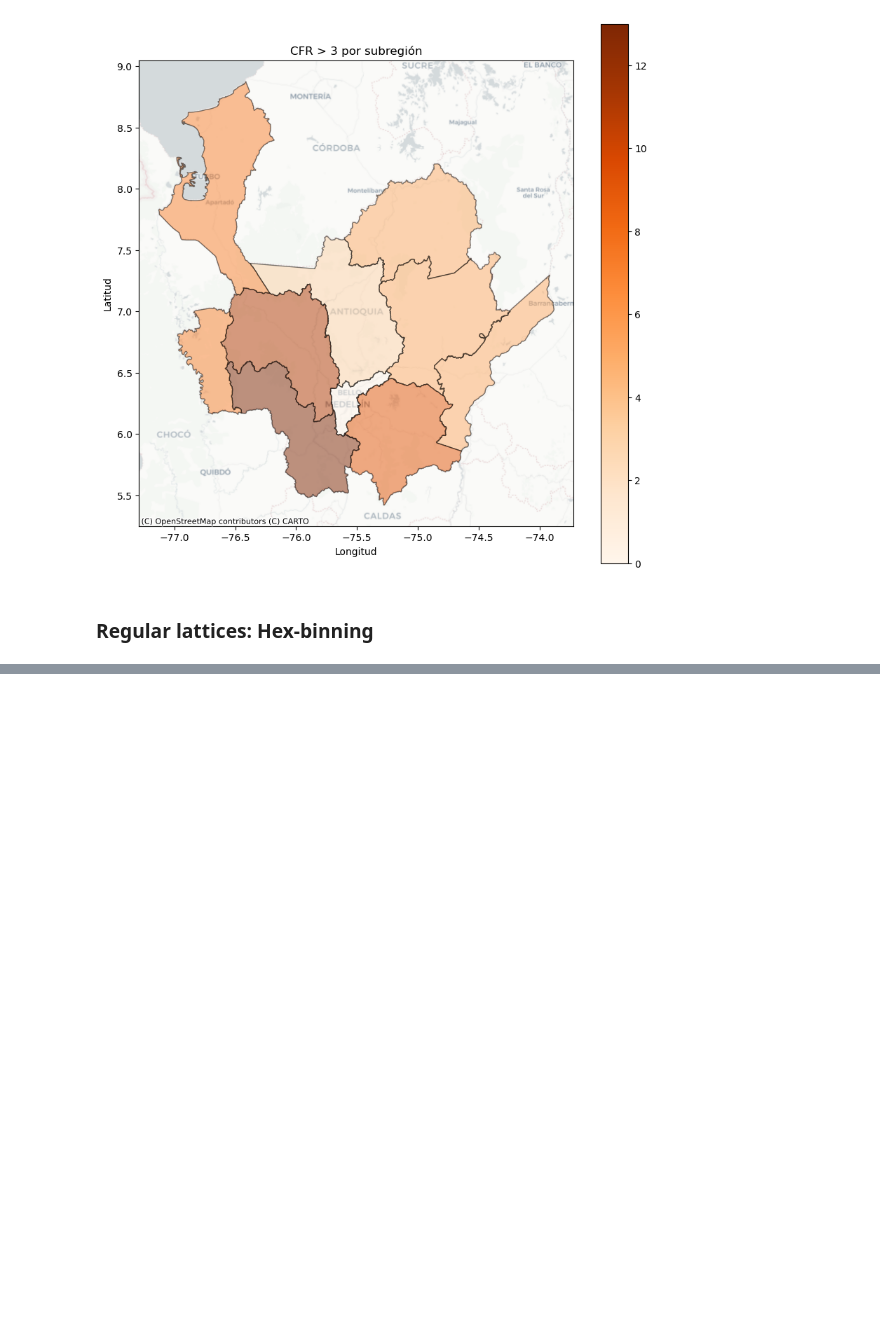
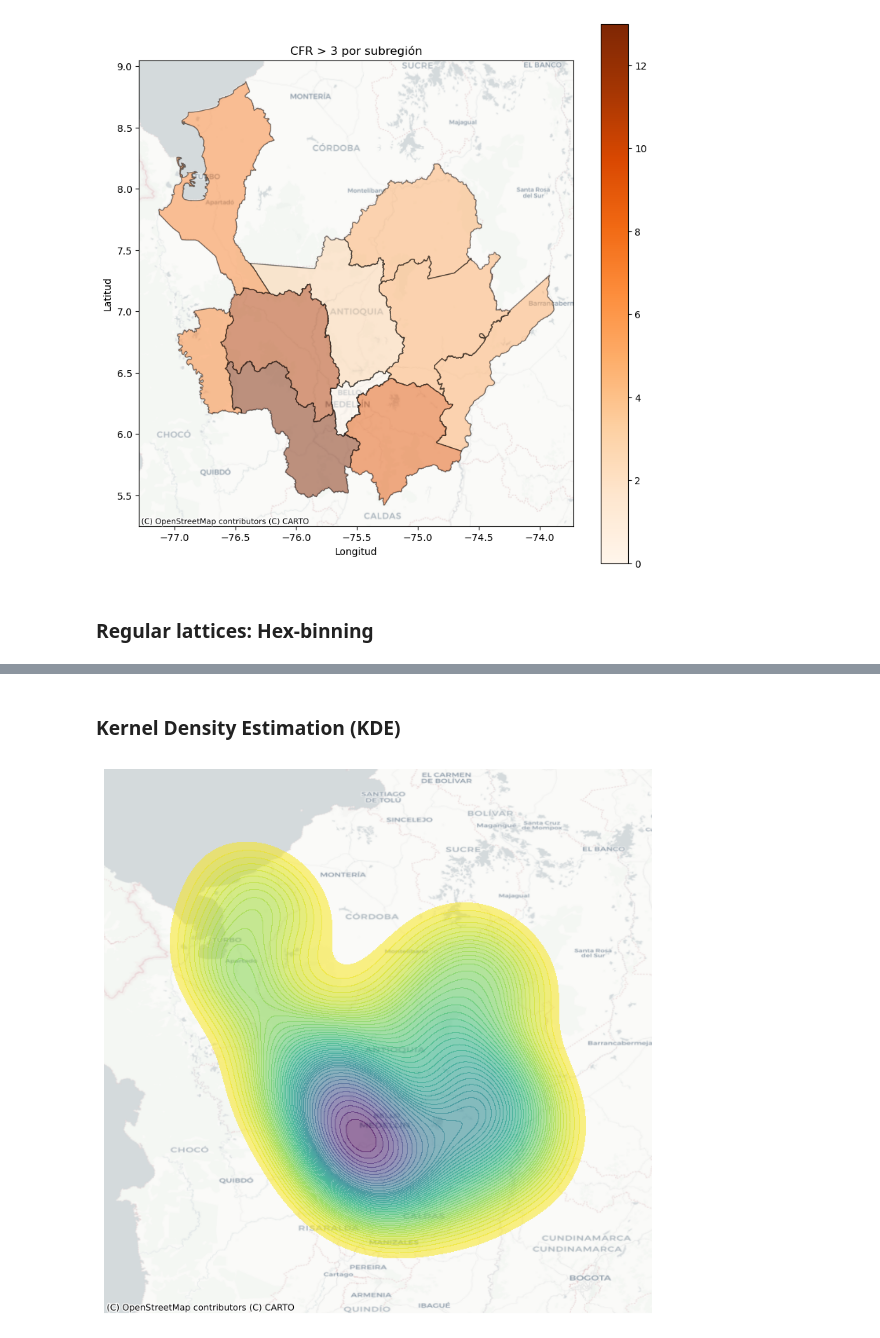
Before and after one commit to algarciach/AnalisisGeoespacial, a Jupyter notebook: Covid19_book/_build/jupyter_execute/01_point-pattern.ipynb, the cells around one changed output, grey strips where cells are left out. Drawn from its saved outputs; the diff is of its cells as text; code cells hidden in the pictures; blank space fills up the shorter version.

```diff
--- a/Covid19_book/_build/jupyter_execute/01_point-pattern.ipynb
+++ b/Covid19_book/_build/jupyter_execute/01_point-pattern.ipynb
@@ -215,0 +235,16 @@ plt.show()
+# %% [markdown]
+### Kernel Density Estimation (KDE)
+# %%
+f, ax = plt.subplots(1, figsize=(9, 9))
+
+sbn.kdeplot(
+    x=CFR3_points.longitude, y=CFR3_points.latitude,
+    fill=True, alpha=0.55, levels=50,
+    cmap='viridis_r', ax=ax
+)
+ctx.add_basemap(
+    ax, crs="EPSG:4326",
+    source=ctx.providers.CartoDB.Positron)
+ax.set_axis_off()
+# %% [output]
+[figure, added]
```
Also changed, not shown: parts of 1 cell of this notebook, 9 other files.
